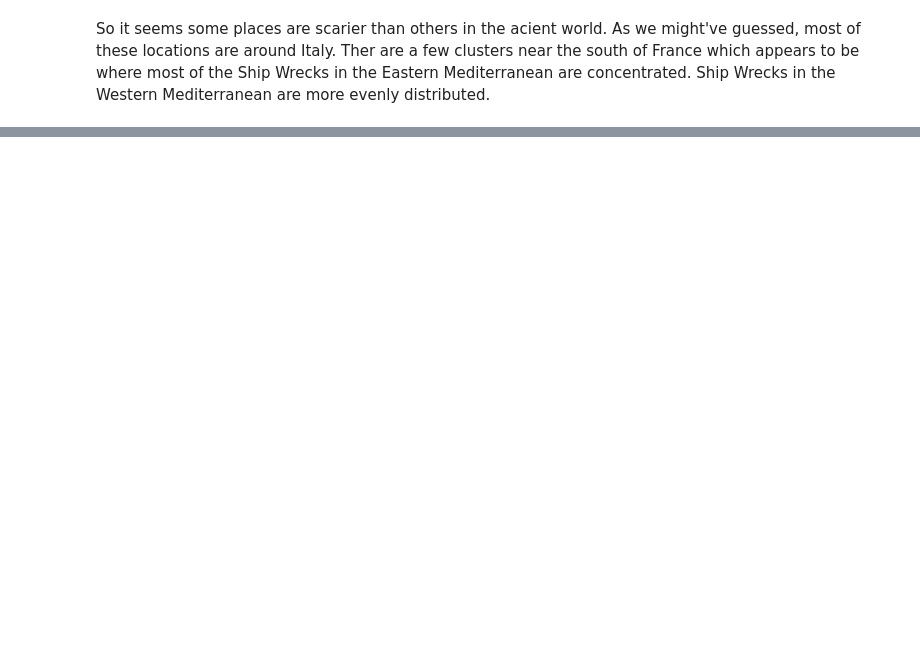
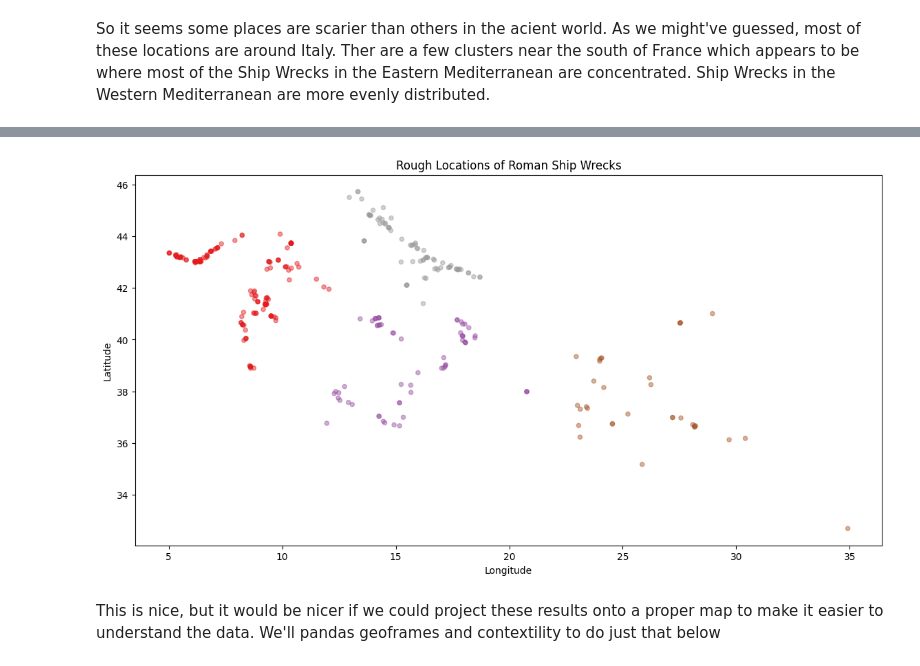
Before and after one commit to streklin/dsnd-project-1, a Jupyter notebook: most_dangerous_voyages.ipynb, the cells around one changed output, grey strips where cells are left out. Saved outputs shown, nothing was run; the diff lists cells and outputs as text; code cells hidden in the pictures; blank space fills up the shorter version.

```diff
--- a/most_dangerous_voyages.ipynb
+++ b/most_dangerous_voyages.ipynb
@@ -421,0 +447,34 @@ If you're a Roman Sailor, size matters! Get on the biggest ship you can, or at l
+# %%
+def fit_to_clusters(df_source, num_clusters):
+    """
+    First the Latitude, Longitude, and Estimated Tonnage from df_source to the number of specified clusters.
+
+    Args:
+        df_source: The source dataframe.
+        num_clusters: The number of clusters we want to fit.
+
+    Returns:
+        A new dataframe which includes a "cluster" column indicating which cluster the row belongs to.
+    """
+    df_results = df_source.copy()
+    features = ["Latitude", "Longitude"]
+    kmeans = KMeans(n_clusters=num_clusters, random_state=101)
+    df_results["cluster"] = kmeans.fit_predict(df_results[features])
+
+    return df_results
+# %%
+df_clustered = fit_to_clusters(df_source=df_latlong, num_clusters=4)
+# %%
+def plot_latlong_with_clustering(df_source):
+    plt.figure(figsize=(14, 7))
+    plt.scatter(x=df_source["Longitude"], y=df_source["Latitude"], s=20, alpha=0.45, cmap="Set1", c=df_source["cluster"])
+    plt.title("Rough Locations of Roman Ship Wrecks")
+    plt.xlabel("Longitude")
+    plt.ylabel("Latitude")
+    plt.savefig("docs/images/shipwrecks_locations_clustered.png", bbox_inches="tight");
+# %%
+plot_latlong_with_clustering(df_clustered)
+# %% [output]
+[figure, added]
+# %% [markdown]
+This is nice, but it would be nicer if we could project these results onto a proper map to make it easier to understand the data. We'll pandas geoframes and contextility to do just that below
```
Also changed, not shown: parts of 18 cells of this notebook, 5 other files.
